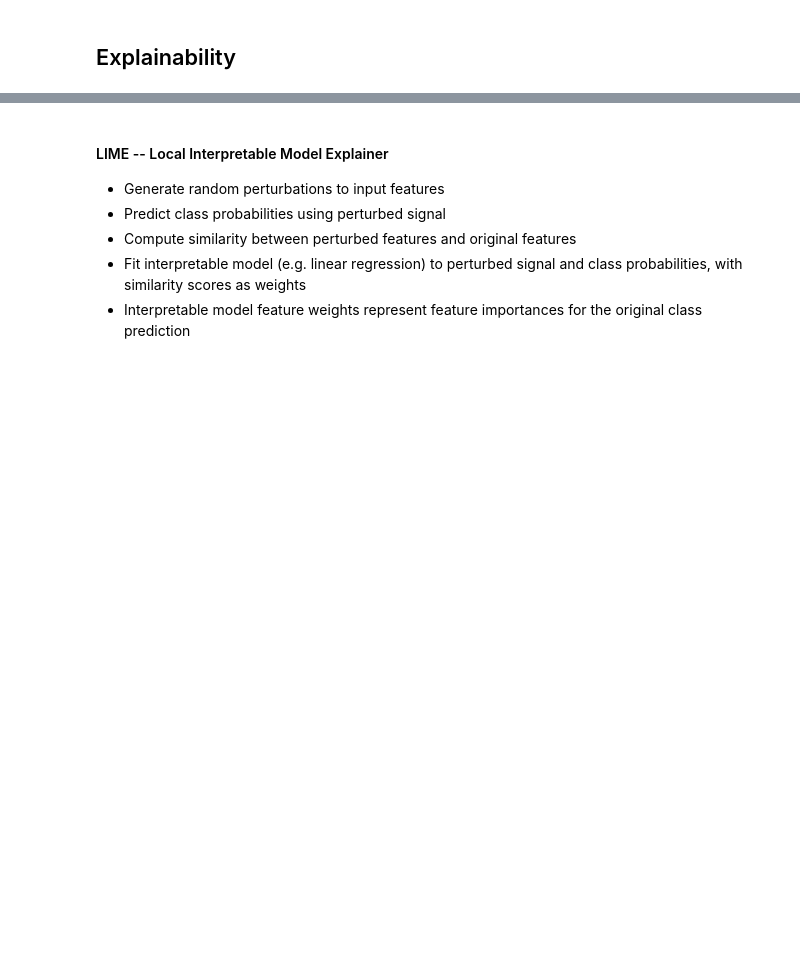
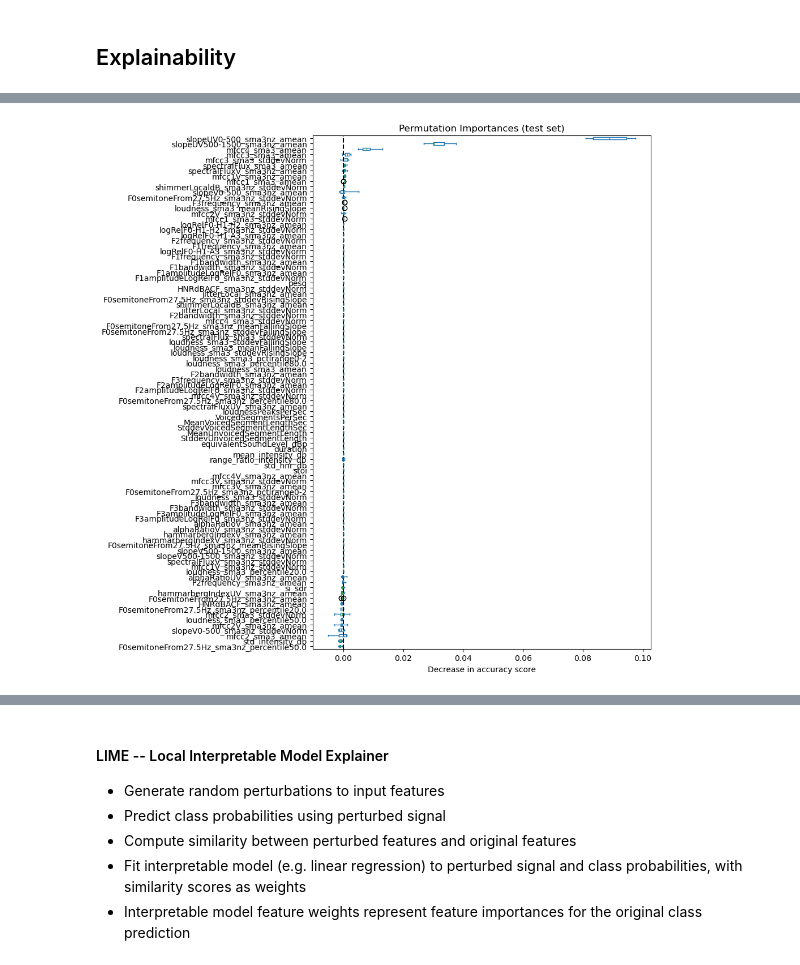
Before and after one commit to zpsheldon/amd-explainability, a Jupyter notebook: random-forest-analysis.ipynb, the cells around one changed output, grey strips where cells are left out. Drawn from its saved outputs; the diff is of its cells as text; code cells hidden in the pictures; blank space fills up the shorter version.

```diff
--- a/random-forest-analysis.ipynb
+++ b/random-forest-analysis.ipynb
@@ -119,0 +241,9 @@ plt.show()
+# %%
+ax = importances.plot.box(vert=False, whis=10, figsize=(10,10))
+ax.set_title("Permutation Importances (test set)")
+ax.axvline(x=0, color="k", linestyle="--")
+ax.set_xlabel("Decrease in accuracy score")
+ax.figure.tight_layout()
+plt.show()
+# %% [output]
+[figure, added]
```
Also changed, not shown: parts of 20 cells of this notebook, 1 other file.
